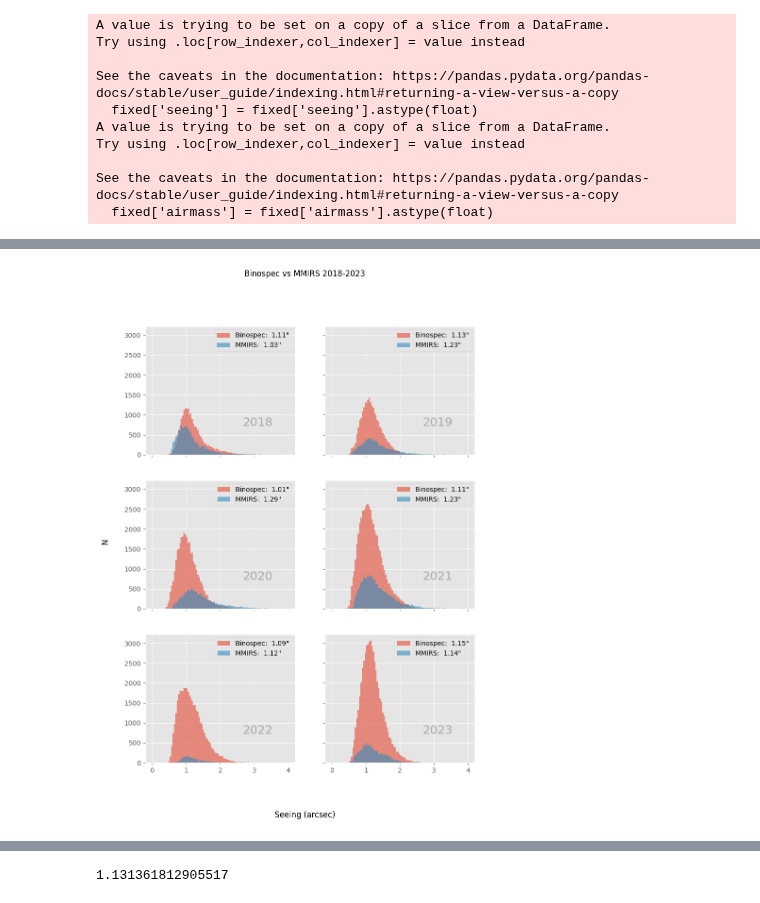
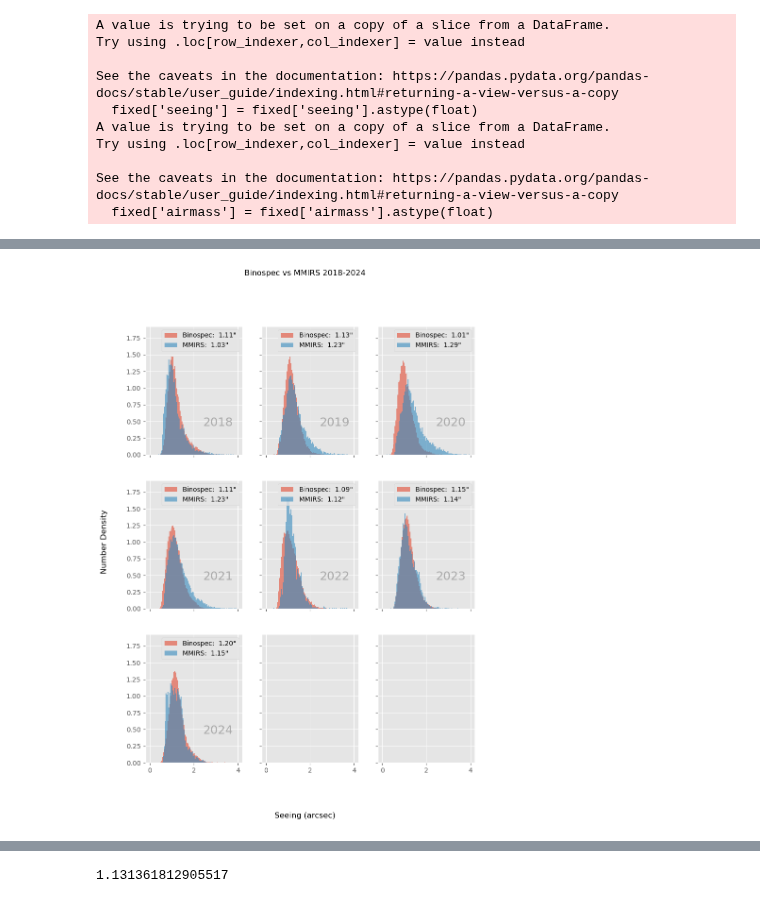
Before and after one commit to MMTObservatory/seeing_analysis, a Jupyter notebook: all_seeing.ipynb, the cells around one changed output, grey strips where cells are left out. Saved outputs shown, nothing was run; the diff lists cells and outputs as text; code cells hidden in the pictures.

```diff
--- a/all_seeing.ipynb
+++ b/all_seeing.ipynb
@@ -115,6 +115,9 @@ Try using .loc[row_indexer,col_indexer] = value instead
 
 See the caveats in the documentation: https://pandas.pydata.org/pandas-docs/stable/user_guide/indexing.html#returning-a-view-versus-a-copy
   fixed['airmass'] = fixed['airmass'].astype(float)
+# %%
+fixed.drop('time', axis=1, inplace=True)
+fixed.to_csv(rootdir / "wfs_seeing.csv")
 # %%
 def correct_tracking(row, tracking_sigma=0.15):
     w = wfs_systems[row['wfs']]
@@ -217,7 +220,7 @@ with plt.style.context('ggplot'):
     #plt.hist(fixed['seeing_rawspot'], bins=100, range=(0.0, 4.), alpha=0.6, label="Spot FWHM")
     #plt.hist(fixed['seeing_spotfwhm'], bins=100, range=(0.0, 4.), alpha=0.6, label="Spot FWHM, 0.15\" tracking")
     plt.legend()
-    plt.title("March 2003 through January 2024")
+    plt.title("March 2003 through December 2024")
     plt.xlabel("Seeing (arcsec)")
     plt.ylabel("N")
 plt.show()
@@ -226,12 +229,12 @@ plt.show()
 # %%
 with plt.style.context('ggplot'):
     fig = plt.figure(figsize=(8, 5))
-    plt.hist(fixed['seeing'][fixed['wfs'] == 'binospec'], bins=100, range=(0.0, 4.), alpha=0.6, label="Binospec")
-    plt.hist(fixed['seeing'][fixed['wfs'] == 'mmirs'], bins=100, range=(0.0, 4.), alpha=0.6, label="MMIRS")
+    plt.hist(fixed['seeing'][fixed['wfs'] == 'binospec'], density=True, bins=100, range=(0.0, 4.), alpha=0.6, label="Binospec")
+    plt.hist(fixed['seeing'][fixed['wfs'] == 'mmirs'], density=True, bins=100, range=(0.0, 4.), alpha=0.6, label="MMIRS")
     plt.legend()
     plt.title("Binospec vs MMIRS (All Data)")
     plt.xlabel("Spot FWHM (arcsec)")
-    plt.ylabel("N")
+    plt.ylabel("Number Density")
 plt.savefig("bino_vs_mmirs.pdf")
 plt.show()
 # %% [output]
@@ -243,14 +246,14 @@ with plt.style.context('ggplot'):
     medm = np.median(fixed['seeing'][fixed['wfs'] == 'mmirs'])
     med5 = np.median(fixed['seeing'][fixed['wfs'] == 'f5'])
     med9 = np.median(fixed['seeing'][(fixed['wfs'] == 'oldf9') | (fixed['wfs'] == 'newf9')])
-    plt.hist(fixed['seeing'][fixed['wfs'] == 'binospec'], bins=100, range=(0.0, 4.), alpha=0.6, label=f"Binospec: {medb: .2f}\"")
-    plt.hist(fixed['seeing'][fixed['wfs'] == 'mmirs'], bins=100, range=(0.0, 4.), alpha=0.6, label=f"MMIRS: {medm: .2f}\"")
-    plt.hist(fixed['seeing'][fixed['wfs'] == 'f5'], bins=100, range=(0.0, 4.), alpha=0.6, label=f"F/5: {med5: .2f}\"")
-    plt.hist(fixed['seeing'][(fixed['wfs'] == 'oldf9') | (fixed['wfs'] == 'newf9')], bins=100, range=(0.0, 4.), alpha=0.6, label=f"F/9: {med9: .2f}\"")
+    plt.hist(fixed['seeing'][fixed['wfs'] == 'binospec'], density=True, bins=100, range=(0.0, 4.), alpha=0.6, label=f"Binospec: {medb: .2f}\"")
+    plt.hist(fixed['seeing'][fixed['wfs'] == 'mmirs'], density=True, bins=100, range=(0.0, 4.), alpha=0.6, label=f"MMIRS: {medm: .2f}\"")
+    plt.hist(fixed['seeing'][fixed['wfs'] == 'f5'], density=True, bins=100, range=(0.0, 4.), alpha=0.6, label=f"F/5: {med5: .2f}\"")
+    plt.hist(fixed['seeing'][(fixed['wfs'] == 'oldf9') | (fixed['wfs'] == 'newf9')], density=True, bins=100, range=(0.0, 4.), alpha=0.6, label=f"F/9: {med9: .2f}\"")
     plt.legend()
     plt.title("Binospec vs MMIRS vs F/5 vs F/9")
     plt.xlabel("Spot FWHM (arcsec)")
-    plt.ylabel("N")
+    plt.ylabel("Number Density")
 plt.savefig("bino_vs_mmirs_vs_f5_vs_f9.pdf")
 plt.show()
 # %% [output]
@@ -258,30 +261,30 @@ plt.show()
 # %%
 with plt.style.context('ggplot'):
-    fig, axs = plt.subplots(3, 2, sharex=True, sharey=True, figsize=(9, 12))
-    fig.suptitle("Binospec vs MMIRS 2018-2023")
-    fig.supylabel("N")
+    fig, axs = plt.subplots(3, 3, sharex=True, sharey=True, figsize=(9, 12))
+    fig.suptitle("Binospec vs MMIRS 2018-2024")
+    fig.supylabel("Number Density")
     fig.supxlabel("Seeing (arcsec)")
-    years = [str(y) for y in range(2018, 2024)]
+    years = [str(y) for y in range(2018, 2025)]
     for ((i, year), ax) in zip(enumerate(years), axs.flat):
         year_df = fixed.loc[year]
         medb = np.median(year_df['seeing'][year_df['wfs'] == 'binospec'])
         medm = np.median(year_df['seeing'][year_df['wfs'] == 'mmirs'])
-        ax.hist(year_df['seeing'][year_df['wfs'] == 'binospec'], bins=100, range=(0.0, 4.), alpha=0.6, label=f"Binospec: {medb: .2f}\"")
-        ax.hist(year_df['seeing'][year_df['wfs'] == 'mmirs'], bins=100, range=(0.0, 4.), alpha=0.6, label=f"MMIRS: {medm: .2f}\"")
+        ax.hist(year_df['seeing'][year_df['wfs'] == 'binospec'], density=True, bins=100, range=(0.0, 4.), alpha=0.6, label=f"Binospec: {medb: .2f}\"")
+        ax.hist(year_df['seeing'][year_df['wfs'] == 'mmirs'], density=True, bins=100, range=(0.0, 4.), alpha=0.6, label=f"MMIRS: {medm: .2f}\"")
         ax.annotate(
             year,
             (0.75, 0.25),
             xycoords='axes fraction',
             ha='center',
             va='center',
             fontsize=18,
             color='darkgrey'
         )
         ax.legend()
 plt.savefig("binospec_vs_mmirs_yearly.pdf")
 plt.show()
 # %% [output]
-[figure, old version]
+[figure, new version]
 # %%
 def wave_correct(seeing, obs_wave):
     refwave = 0.5
```
Also changed, not shown: parts of 29 cells of this notebook, 23 other files.
